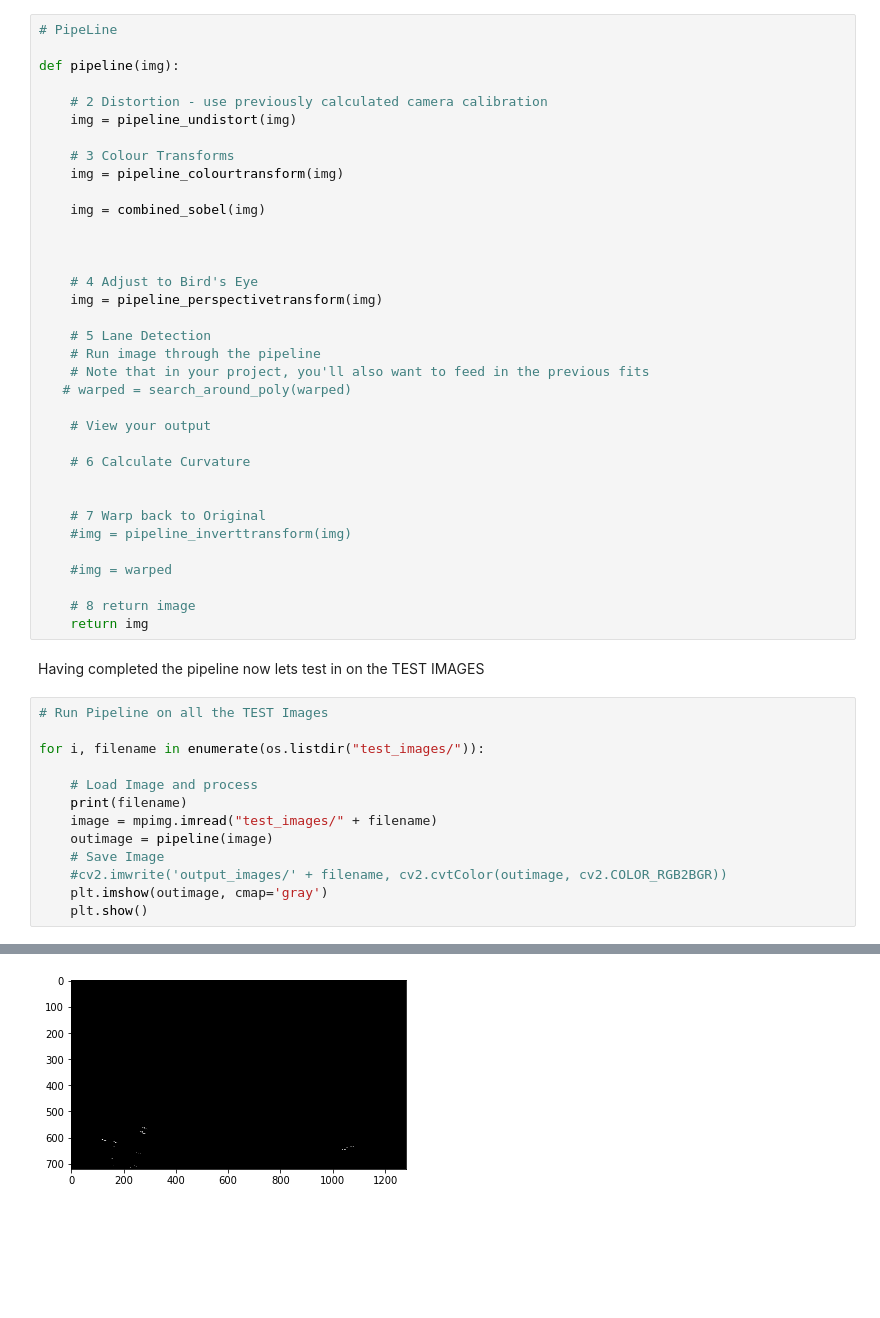
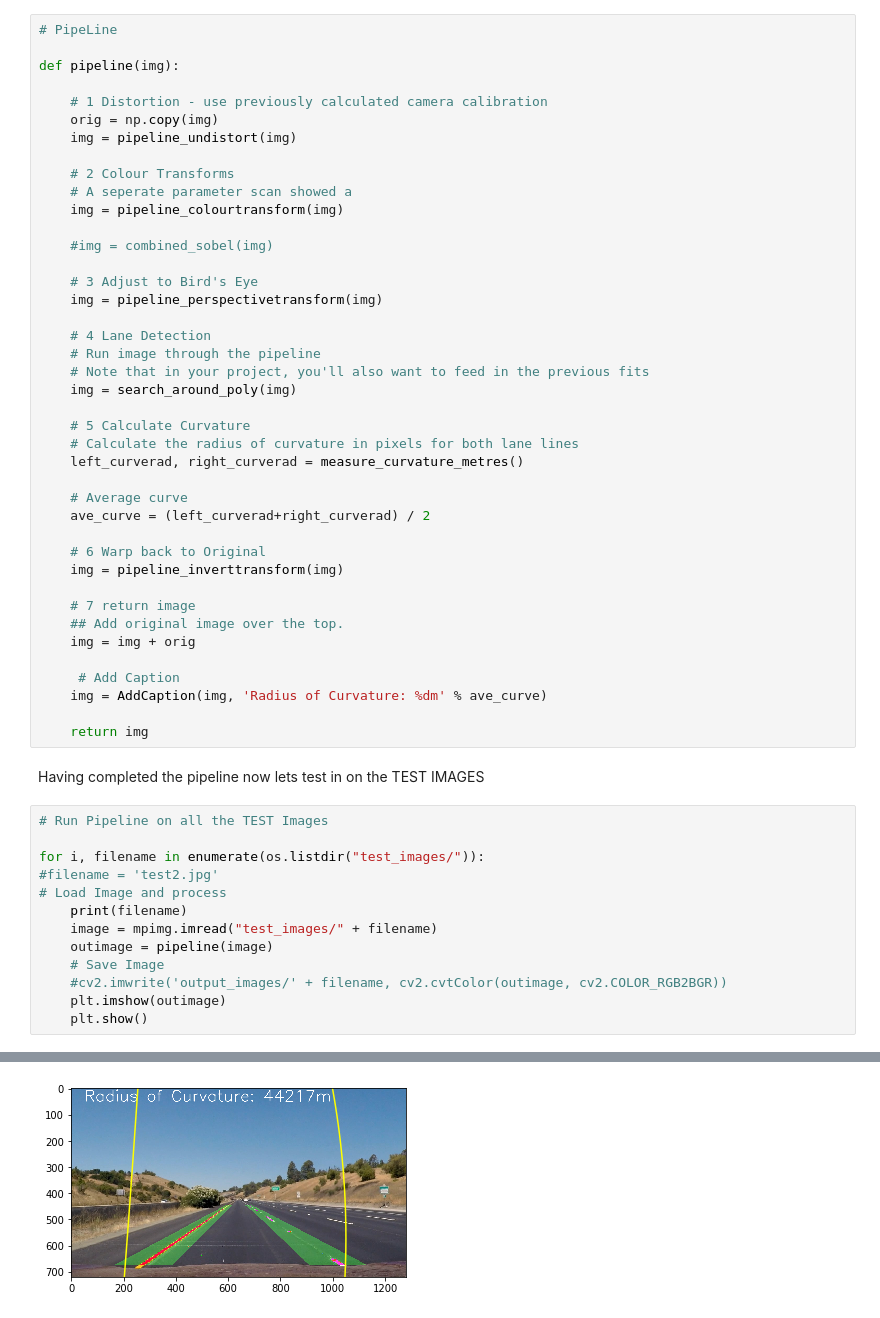
Before and after one commit to mikec-w/Udacity-CarND-Advanced-Lane-Lines, a Jupyter notebook: AdvLaneFinding.ipynb, the cells around one changed output, grey strips where cells are left out. Saved outputs shown, nothing was run; the diff lists cells and outputs as text; blank space fills up the shorter version.

```diff
--- a/AdvLaneFinding.ipynb
+++ b/AdvLaneFinding.ipynb
@@ -115,35 +211,41 @@ NameError: name 'generate_data' is not defined
 
 def pipeline(img):
 
-    # 2 Distortion - use previously calculated camera calibration
+    # 1 Distortion - use previously calculated camera calibration
+    orig = np.copy(img)
     img = pipeline_undistort(img)
 
-    # 3 Colour Transforms
+    # 2 Colour Transforms
+    # A seperate parameter scan showed a
     img = pipeline_colourtransform(img)
 
-    img = combined_sobel(img)
+    #img = combined_sobel(img)
 
-
-
-    # 4 Adjust to Bird's Eye
+    # 3 Adjust to Bird's Eye
     img = pipeline_perspectivetransform(img)
 
-    # 5 Lane Detection
+    # 4 Lane Detection
     # Run image through the pipeline
     # Note that in your project, you'll also want to feed in the previous fits
-   # warped = search_around_poly(warped)
+    img = search_around_poly(img)
 
-    # View your output
+    # 5 Calculate Curvature
+    # Calculate the radius of curvature in pixels for both lane lines
+    left_curverad, right_curverad = measure_curvature_metres()
 
-    # 6 Calculate Curvature
+    # Average curve
+    ave_curve = (left_curverad+right_curverad) / 2
 
+    # 6 Warp back to Original
+    img = pipeline_inverttransform(img)
 
-    # 7 Warp back to Original
-    #img = pipeline_inverttransform(img)
+    # 7 return image
+    ## Add original image over the top.
+    img = img + orig
 
-    #img = warped
+     # Add Caption
+    img = AddCaption(img, 'Radius of Curvature: %dm' % ave_curve)
 
-    # 8 return image
     return img
 # %% [markdown]
 Having completed the pipeline now lets test in on the TEST IMAGES
@@ -151,14 +253,14 @@ Having completed the pipeline now lets test in on the TEST IMAGES
 # Run Pipeline on all the TEST Images
 
 for i, filename in enumerate(os.listdir("test_images/")):
-
-    # Load Image and process
+#filename = 'test2.jpg'
+# Load Image and process
     print(filename)
     image = mpimg.imread("test_images/" + filename)
     outimage = pipeline(image)
     # Save Image
     #cv2.imwrite('output_images/' + filename, cv2.cvtColor(outimage, cv2.COLOR_RGB2BGR))
-    plt.imshow(outimage, cmap='gray')
+    plt.imshow(outimage)
     plt.show()
 # %% [output]
 test5.jpg
@@ -170,3 +272,3 @@ straight_lines2.jpg
 straight_lines1.jpg
-[figure, old version]
+[figure, new version]
 test3.jpg
```
Also changed, not shown: parts of 11 cells of this notebook, 2 other files.
